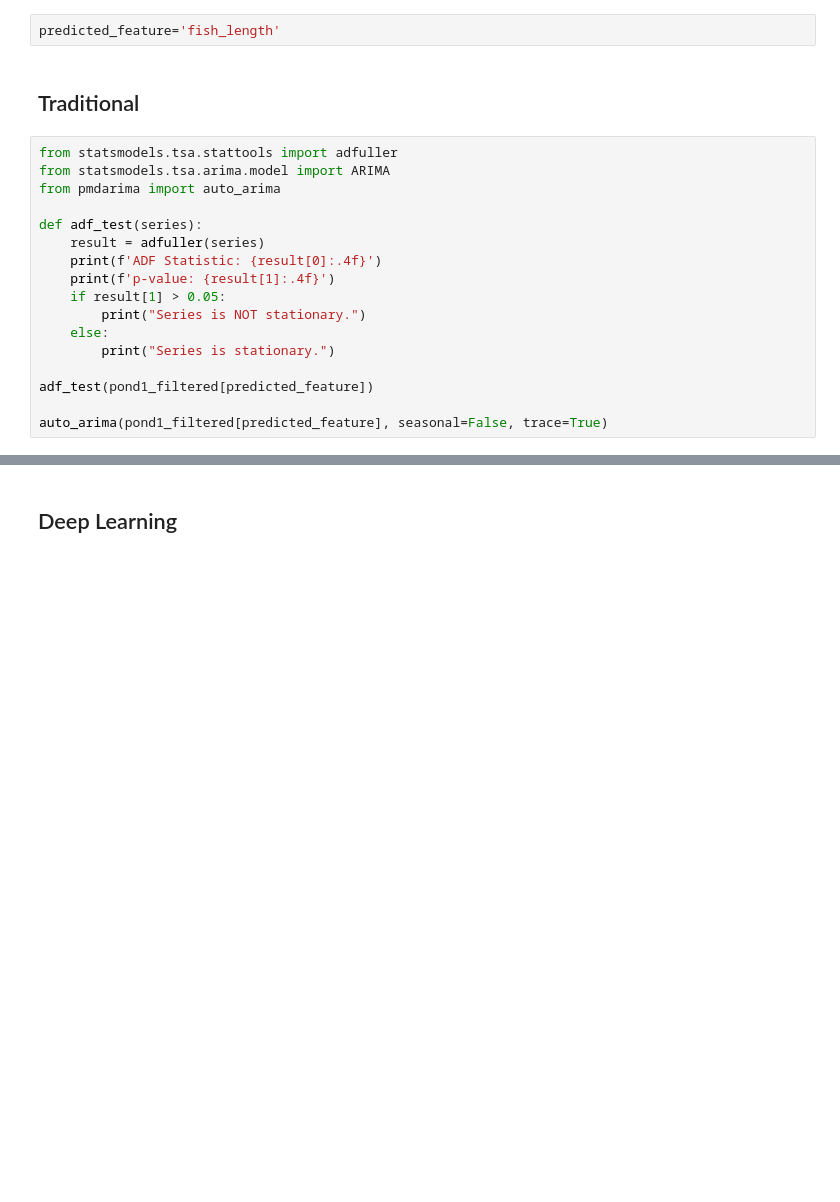
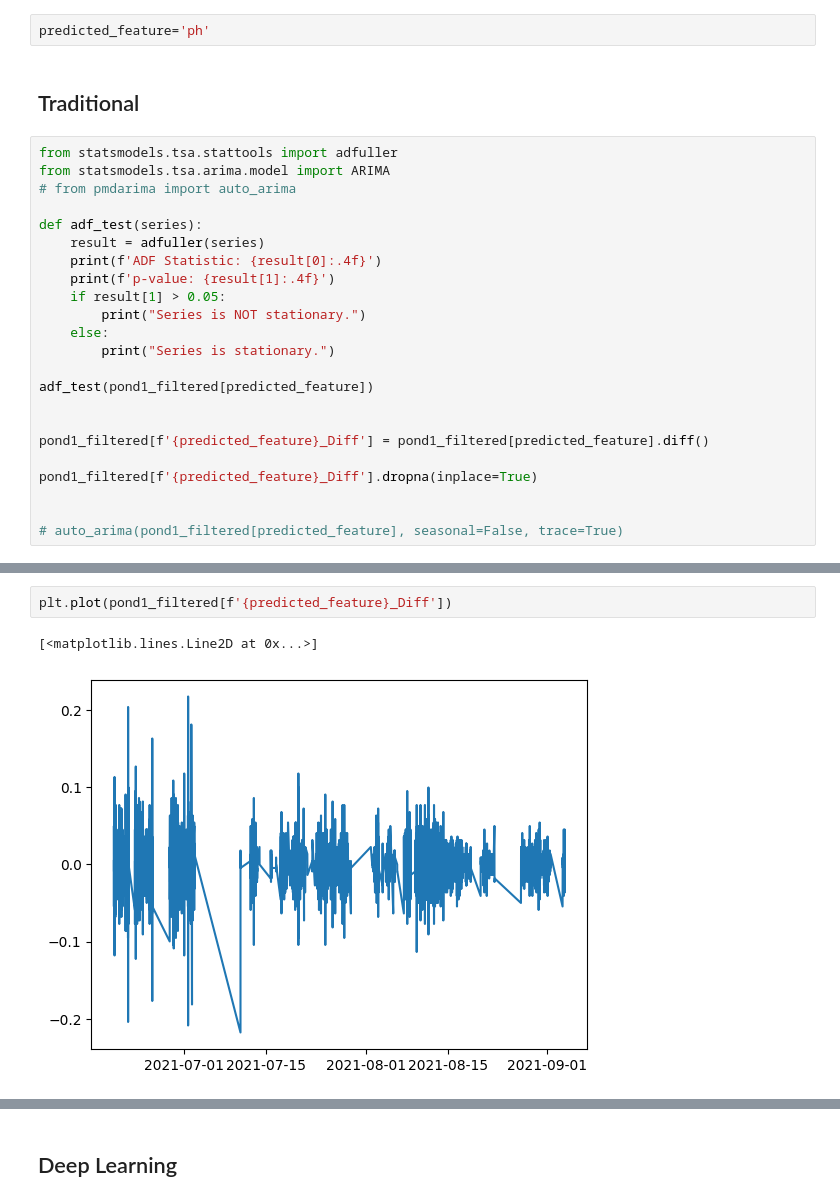
Before and after one commit to apadin-usd/AAI-530-04-Final-Project-Group-4, a Jupyter notebook: notebook/IoT-Based Aquaponics Fish Pond System.ipynb, the cells around one changed output, grey strips where cells are left out. Cells and saved outputs as stored; diff of their text form; blank space fills up the shorter version.

```diff
--- a/notebook/IoT-Based Aquaponics Fish Pond System.ipynb
+++ b/notebook/IoT-Based Aquaponics Fish Pond System.ipynb
@@ -346,13 +357,13 @@ Explained Variance Ratio: [0.64483957 0.12751743]
 # %% [markdown]
 # Machine Learning Models
 # %%
-predicted_feature='fish_length'
+predicted_feature='ph'
 # %% [markdown]
 ## Traditional
 # %%
 from statsmodels.tsa.stattools import adfuller
 from statsmodels.tsa.arima.model import ARIMA
-from pmdarima import auto_arima
+# from pmdarima import auto_arima
 
 def adf_test(series):
     result = adfuller(series)
@@ -365,5 +376,11 @@ def adf_test(series):
 
 adf_test(pond1_filtered[predicted_feature])
 
-auto_arima(pond1_filtered[predicted_feature], seasonal=False, trace=True)
+
+pond1_filtered[f'{predicted_feature}_Diff'] = pond1_filtered[predicted_feature].diff()
+
+pond1_filtered[f'{predicted_feature}_Diff'].dropna(inplace=True)
+
+
+# auto_arima(pond1_filtered[predicted_feature], seasonal=False, trace=True)
 # %% [output]
@@ -393,0 +406,5 @@ Note: you may need to restart the kernel to use updated packages.
+# %%
+plt.plot(pond1_filtered[f'{predicted_feature}_Diff'])
+# %% [output]
+[<matplotlib.lines.Line2D at 0x...>]
+[figure, added]
```
Also changed, not shown: parts of 8 cells of this notebook.
